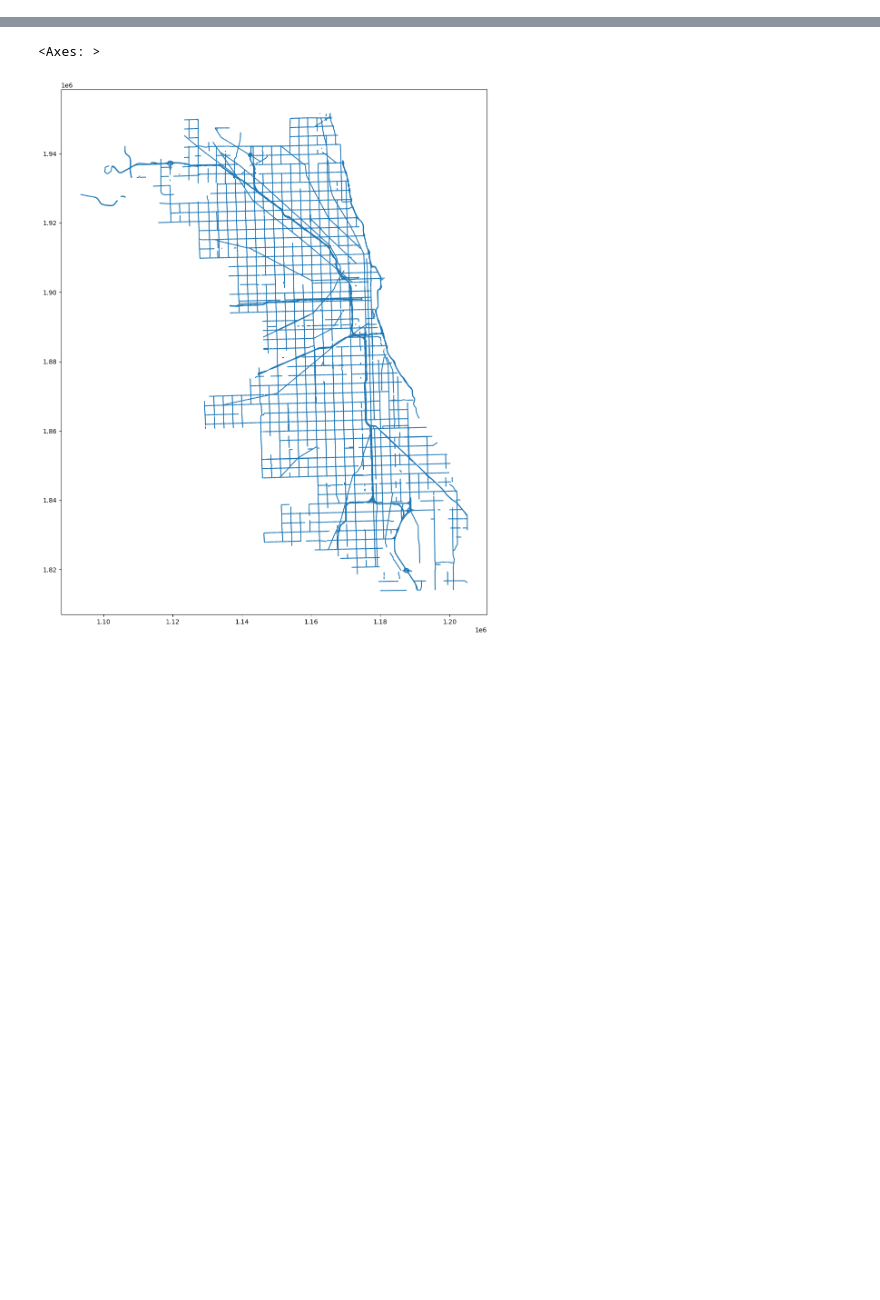
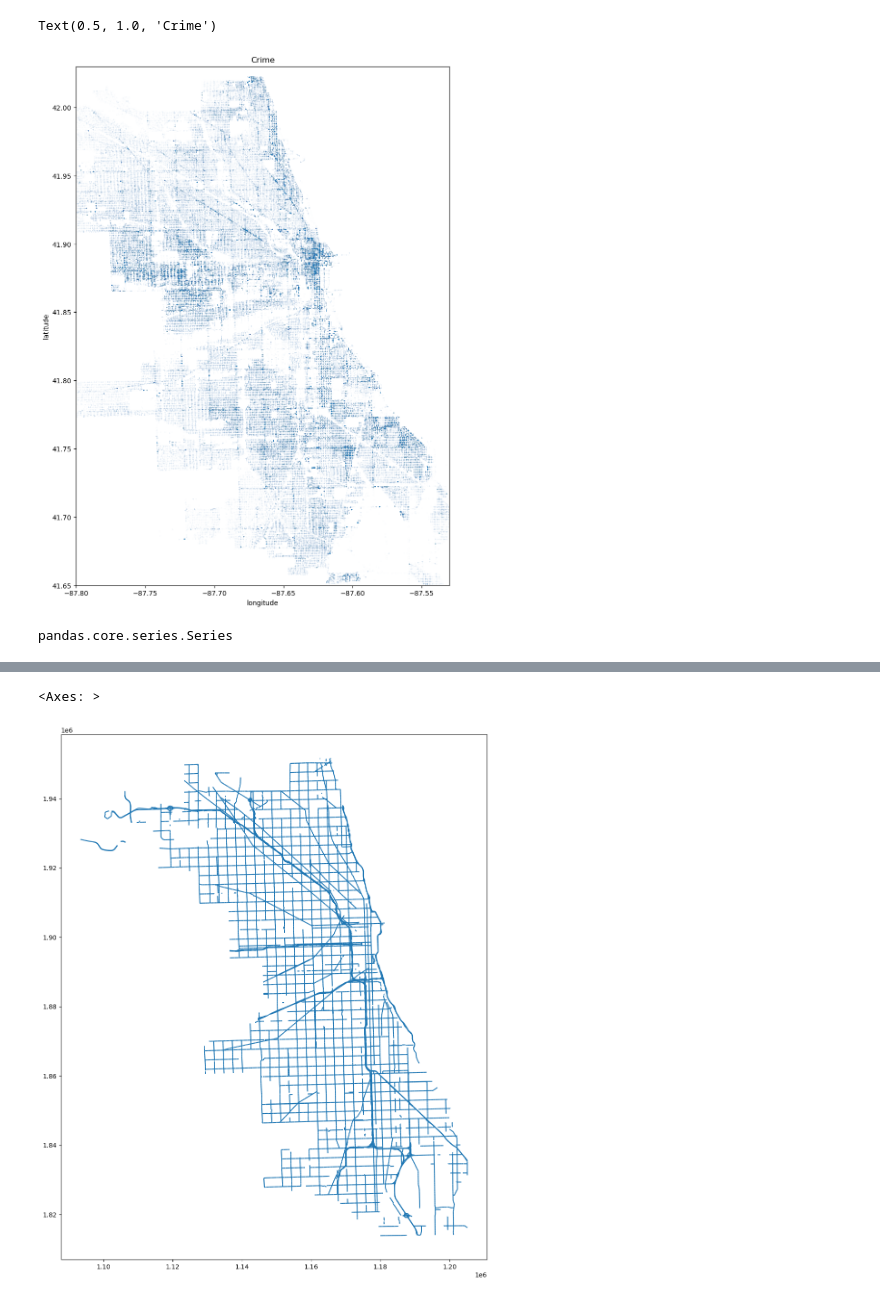
Before and after one commit to ritzba/chicago-crime-mental-health, a Jupyter notebook: code/02_Maps.ipynb, the cells around one changed output, grey strips where cells are left out. Saved outputs shown, nothing was run; the diff lists cells and outputs as text; code cells hidden in the pictures; blank space fills up the shorter version.

Commit message:
more data

```diff
--- a/code/02_Maps.ipynb
+++ b/code/02_Maps.ipynb
@@ -18,0 +28,2 @@ streets.plot(ax = ax)
+# %%
+crime = pd.read_pickle('../data/crime.pkl', compression='zip')
@@ -18,0 +108,20 @@ streets.plot(ax = ax)
+# %%
+cr_map = crime[['latitude','longitude']]
+# %%
+cr_map = cr_map.astype(float)
+# %%
+cr_map.plot.scatter(y = 'latitude',
+                    x = 'longitude',
+                    s = 0.0001,
+                    figsize = (10,14)
+                   )
+plt.xlim(-87.80,-87.53)
+plt.ylim(41.65,42.03)
+plt.title('Crime')
+# %% [output]
+Text(0.5, 1.0, 'Crime')
+[figure, added]
+# %%
+type(cr_map['latitude'])
+# %% [output]
+pandas.core.series.Series
```
Also changed, not shown: parts of 25 cells of this notebook, 17 other files.
